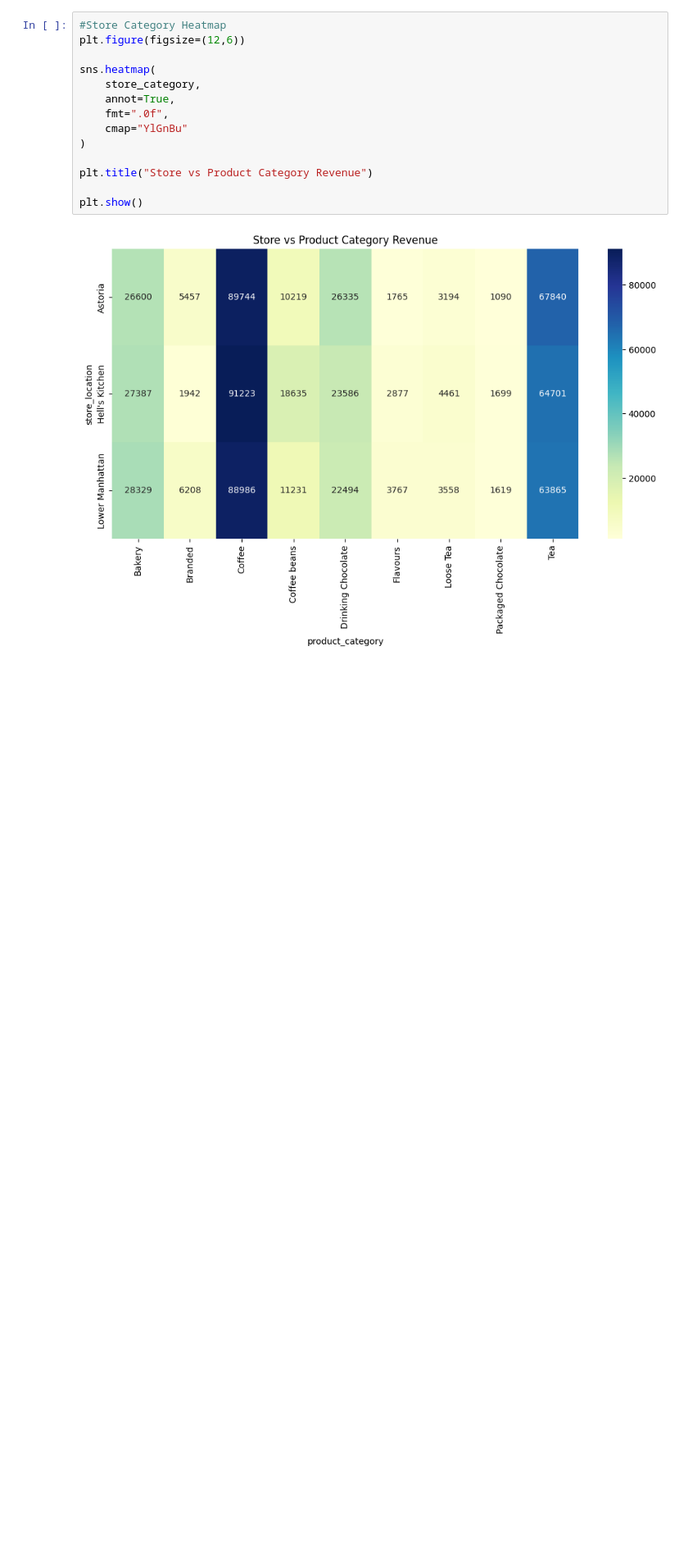
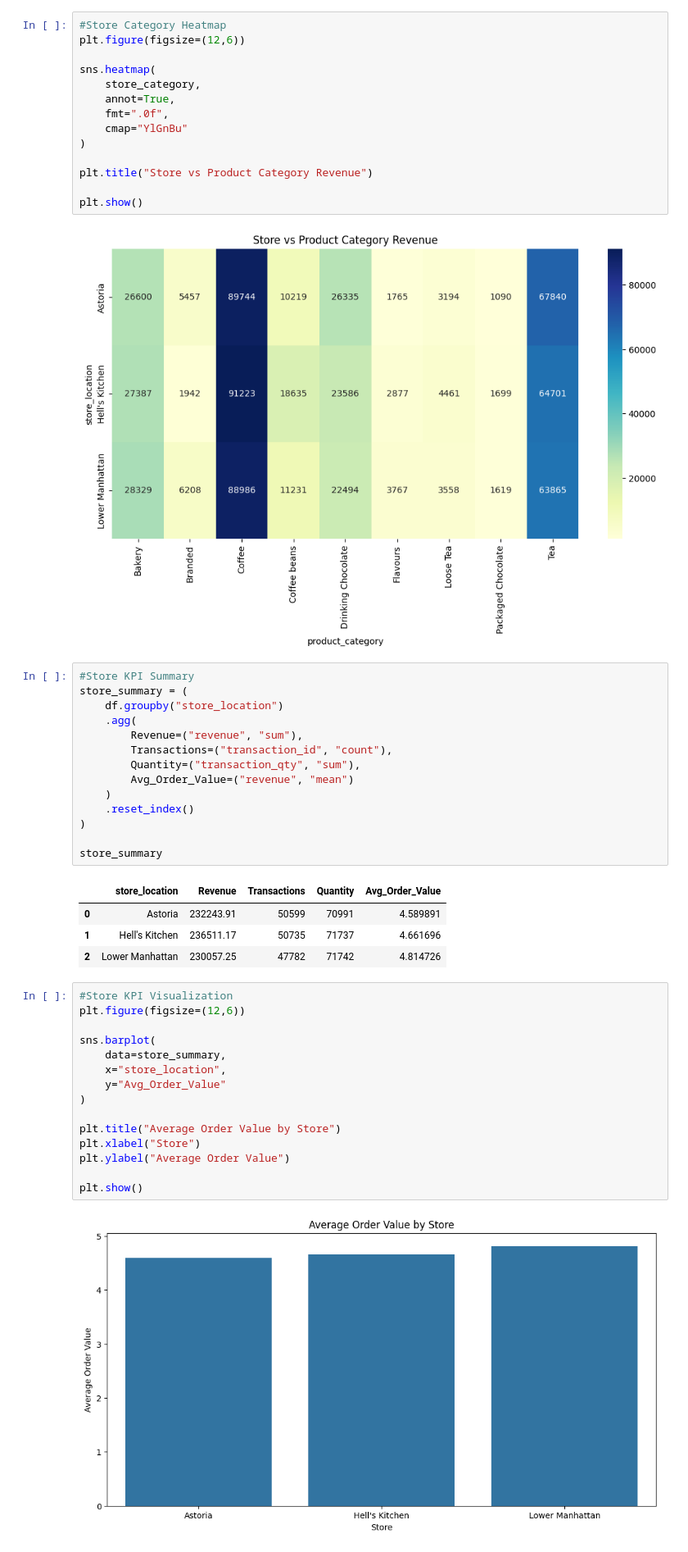
Before and after one commit to AN-ai-del/coffee-sales-trend-analysis, a Jupyter notebook: notebooks/EDA.ipynb, the cells around one changed output. Shown at 82% size. Saved outputs shown, nothing was run; the diff lists cells and outputs as text; blank space fills up the shorter version.

Commit message:
Completed operational intelligence and store segmentation analysis

```diff
--- a/notebooks/EDA.ipynb
+++ b/notebooks/EDA.ipynb
@@ -634,3 +634,39 @@ plt.title("Store vs Product Category Revenue")
 plt.show()
 # %% [output]
 [figure]
+# %%
+#Store KPI Summary
+store_summary = (
+    df.groupby("store_location")
+    .agg(
+        Revenue=("revenue", "sum"),
+        Transactions=("transaction_id", "count"),
+        Quantity=("transaction_qty", "sum"),
+        Avg_Order_Value=("revenue", "mean")
+    )
+    .reset_index()
+)
+
+store_summary
+# %% [output]
+|  | store_location | Revenue | Transactions | Quantity | Avg_Order_Value |
+| 0 | Astoria | 232243.91 | 50599 | 70991 | 4.589891 |
+| 1 | Hell's Kitchen | 236511.17 | 50735 | 71737 | 4.661696 |
+| 2 | Lower Manhattan | 230057.25 | 47782 | 71742 | 4.814726 |
+# %%
+#Store KPI Visualization
+plt.figure(figsize=(12,6))
+
+sns.barplot(
+    data=store_summary,
+    x="store_location",
+    y="Avg_Order_Value"
+)
+
+plt.title("Average Order Value by Store")
+plt.xlabel("Store")
+plt.ylabel("Average Order Value")
+
+plt.show()
+# %% [output]
+[figure, added]
```
Also changed, not shown: parts of 10 cells of this notebook.
